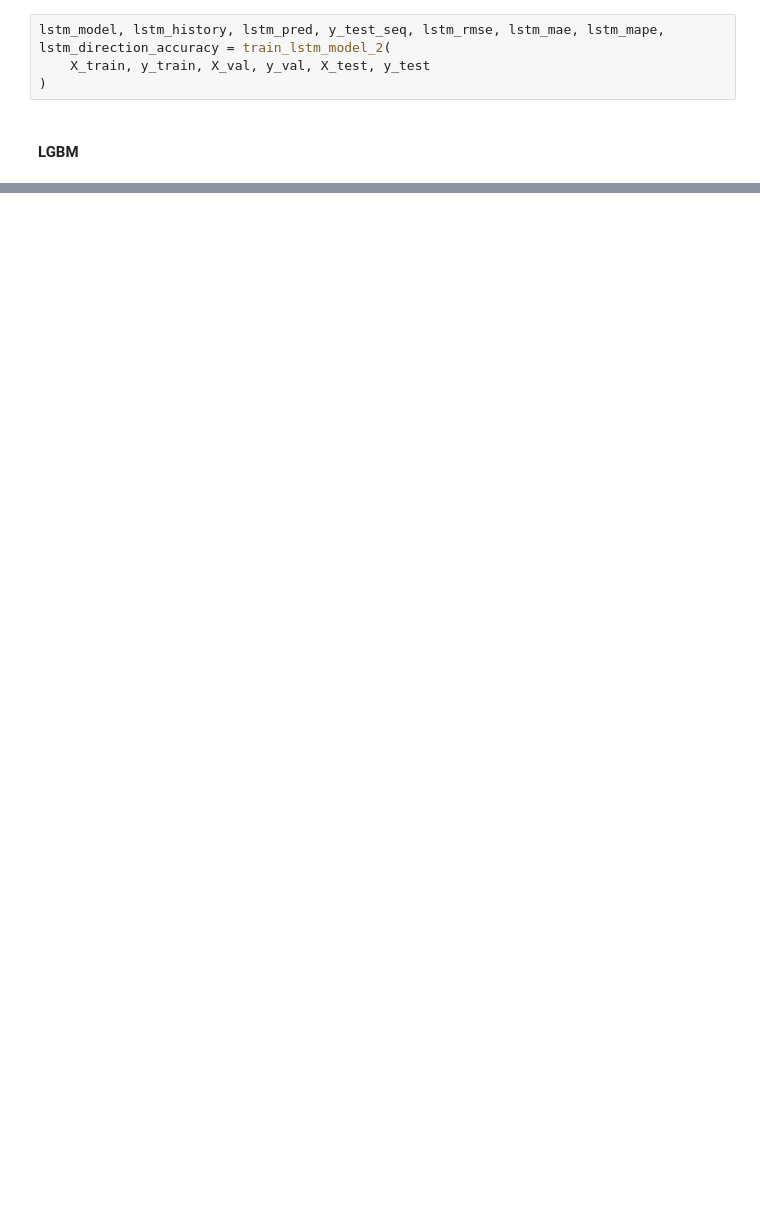
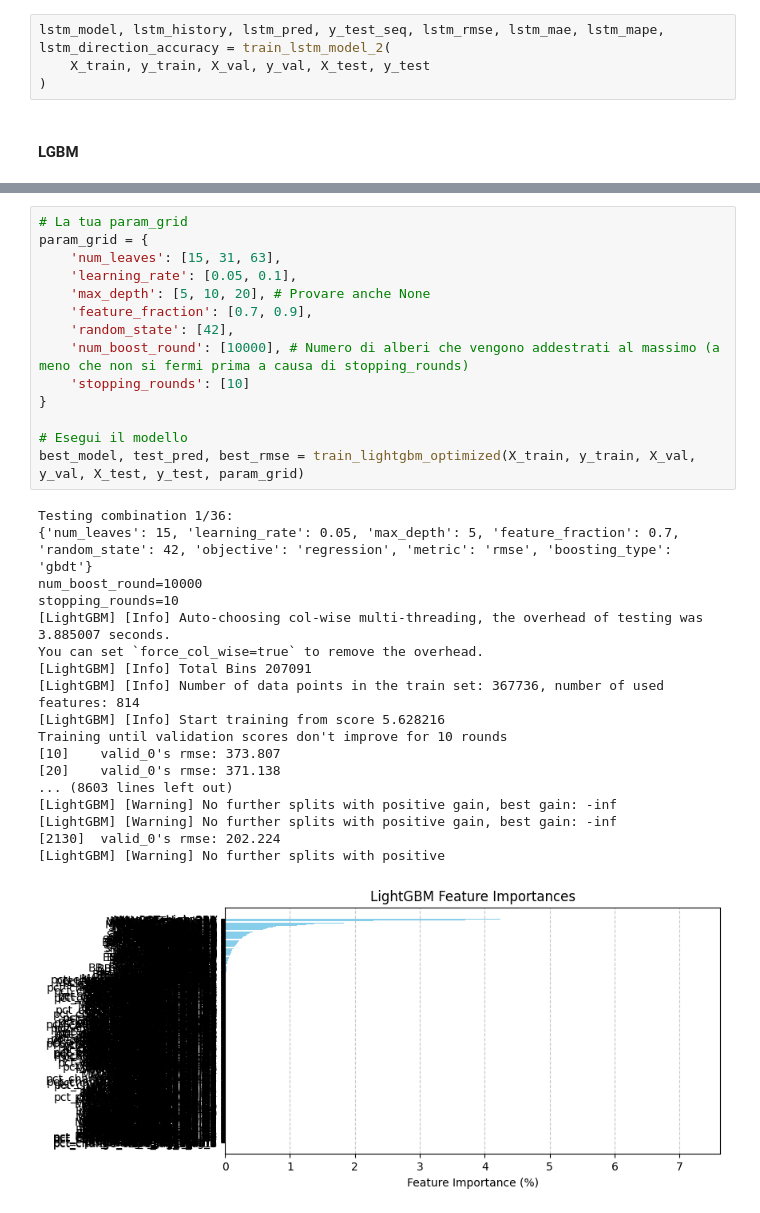
Before and after one commit to AleImbri/Crypto-machine-learning, a Jupyter notebook: Studio correlazioni solo con Grok.ipynb, the cells around one changed output, grey strips where cells are left out. Saved outputs shown, nothing was run; the diff lists cells and outputs as text; blank space fills up the shorter version.

```diff
--- a/Studio correlazioni solo con Grok.ipynb
+++ b/Studio correlazioni solo con Grok.ipynb
@@ -541,0 +643,33 @@ lgb_model, lgb_pred, lgb_rmse, lgb_mae, lgb_mape, lgb_direction_accuracy = train
+# %%
+# La tua param_grid
+param_grid = {
+    'num_leaves': [15, 31, 63],
+    'learning_rate': [0.05, 0.1],
+    'max_depth': [5, 10, 20], # Provare anche None
+    'feature_fraction': [0.7, 0.9],
+    'random_state': [42],
+    'num_boost_round': [10000], # Numero di alberi che vengono addestrati al massimo (a meno che non si fermi prima a causa di stopping_rounds)
+    'stopping_rounds': [10]
+}
+
+# Esegui il modello
+best_model, test_pred, best_rmse = train_lightgbm_optimized(X_train, y_train, X_val, y_val, X_test, y_test, param_grid)
+# %% [output]
+Testing combination 1/36:
+{'num_leaves': 15, 'learning_rate': 0.05, 'max_depth': 5, 'feature_fraction': 0.7, 'random_state': 42, 'objective': 'regression', 'metric': 'rmse', 'boosting_type': 'gbdt'}
+num_boost_round=10000
+stopping_rounds=10
+[LightGBM] [Info] Auto-choosing col-wise multi-threading, the overhead of testing was 3.885007 seconds.
+You can set `force_col_wise=true` to remove the overhead.
+[LightGBM] [Info] Total Bins 207091
+[LightGBM] [Info] Number of data points in the train set: 367736, number of used features: 814
+[LightGBM] [Info] Start training from score 5.628216
+Training until validation scores don't improve for 10 rounds
+[10]    valid_0's rmse: 373.807
+[20]    valid_0's rmse: 371.138
+... (8603 lines left out)
+[LightGBM] [Warning] No further splits with positive gain, best gain: -inf
+[LightGBM] [Warning] No further splits with positive gain, best gain: -inf
+[2130]  valid_0's rmse: 202.224
+[LightGBM] [Warning] No further splits with positive
+[figure, added]
```
Also changed, not shown: parts of 11 cells of this notebook.
